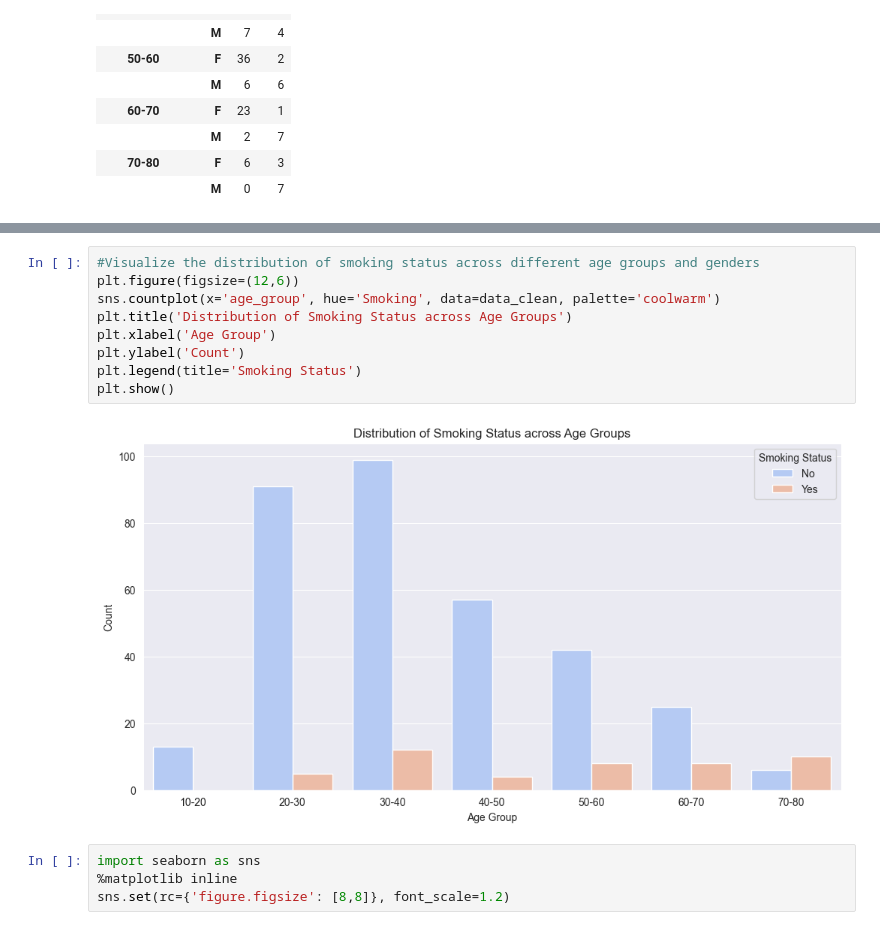
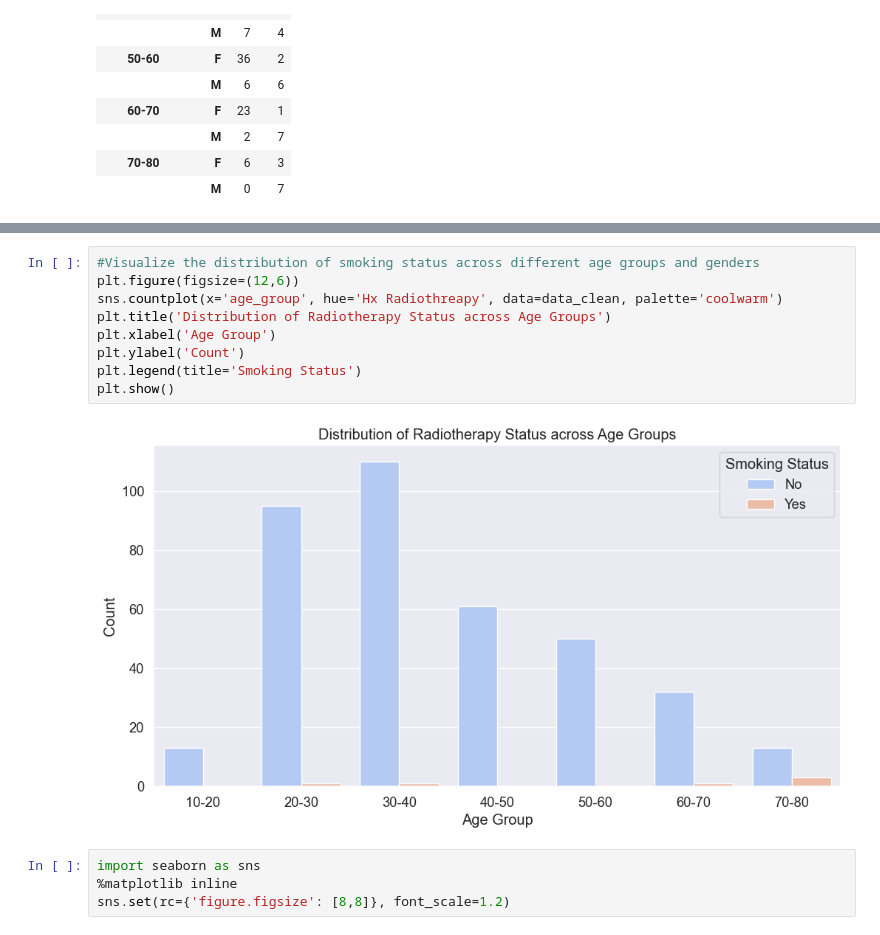
Before and after one commit to 254Bit/SmokersHealthData, a Jupyter notebook: Thyroid Dataset/thyroid_disease.ipynb, the cells around one changed output, grey strips where cells are left out. Saved outputs shown, nothing was run; the diff lists cells and outputs as text.

```diff
--- a/Thyroid Dataset/thyroid_disease.ipynb
+++ b/Thyroid Dataset/thyroid_disease.ipynb
@@ -133,14 +112,14 @@ smoking_status_percentage
 # %%
 #Visualize the distribution of smoking status across different age groups and genders
 plt.figure(figsize=(12,6))
-sns.countplot(x='age_group', hue='Smoking', data=data_clean, palette='coolwarm')
-plt.title('Distribution of Smoking Status across Age Groups')
+sns.countplot(x='age_group', hue='Hx Radiothreapy', data=data_clean, palette='coolwarm')
+plt.title('Distribution of Radiotherapy Status across Age Groups')
 plt.xlabel('Age Group')
 plt.ylabel('Count')
 plt.legend(title='Smoking Status')
 plt.show()
 # %% [output]
-[figure, old version]
+[figure, new version]
 # %%
 import seaborn as sns
 %matplotlib inline
```
Also changed, not shown: parts of 3 cells of this notebook.
